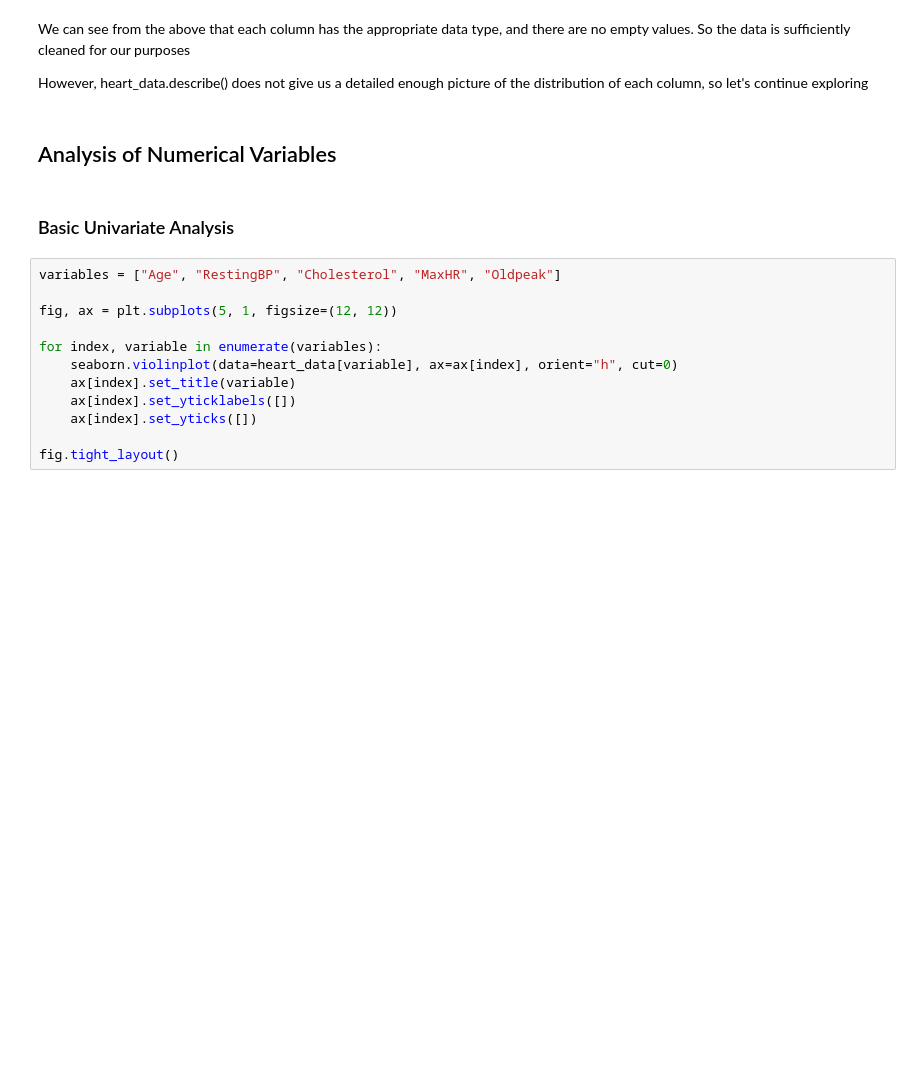
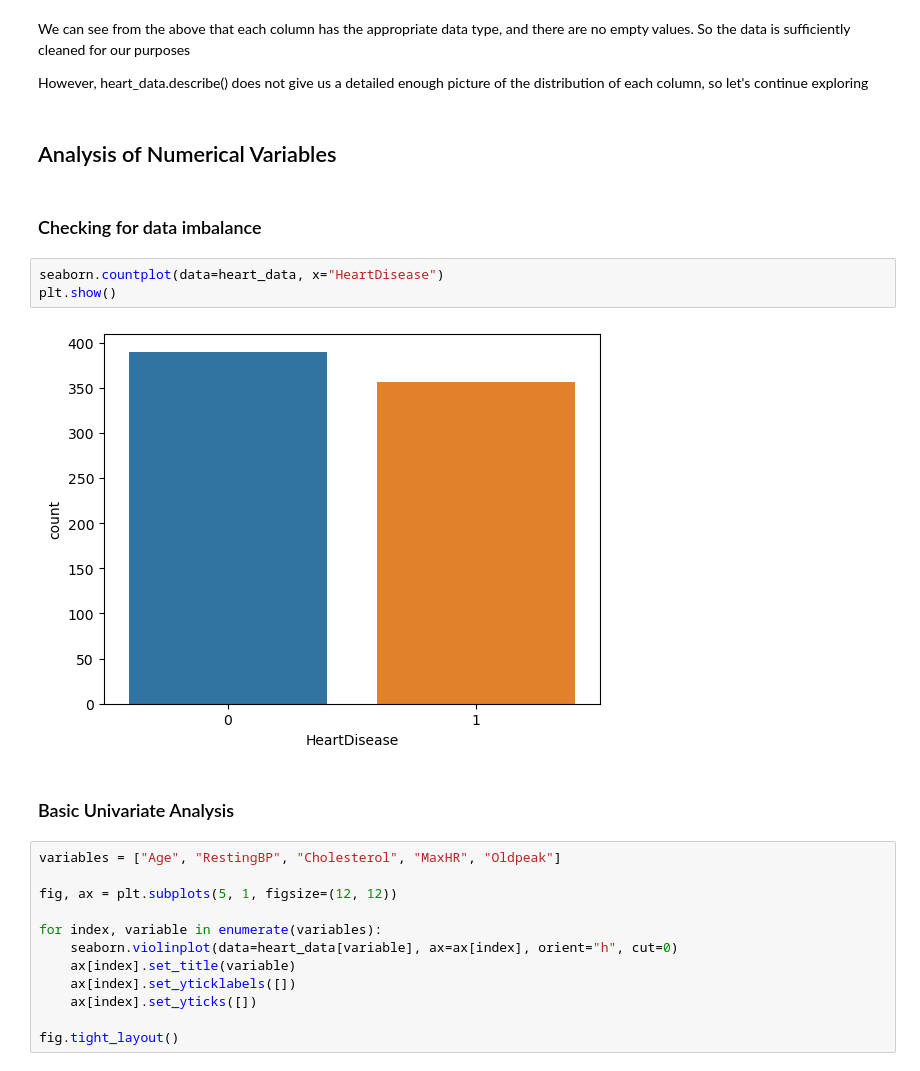
Before and after one commit to yeokayhong/SC1015, a Jupyter notebook: project.ipynb, the cells around one changed output. Cells and saved outputs as stored; diff of their text form; blank space fills up the shorter version.

```diff
--- a/project.ipynb
+++ b/project.ipynb
@@ -66,6 +66,13 @@ We can see from the above that each column has the appropriate data type, and th
 However, heart_data.describe() does not give us a detailed enough picture of the distribution of each column, so let's continue exploring
 # %% [markdown]
 ## Analysis of Numerical Variables
+# %% [markdown]
+### Checking for data imbalance
+# %%
+seaborn.countplot(data=heart_data, x="HeartDisease")
+plt.show()
+# %% [output]
+[figure, added]
 # %% [markdown]
 ### Basic Univariate Analysis
 # %%
```
Also changed, not shown: parts of 19 cells of this notebook.
